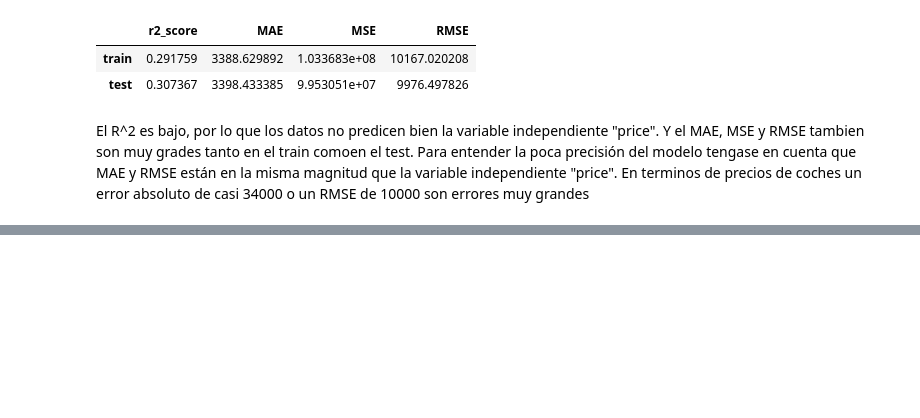
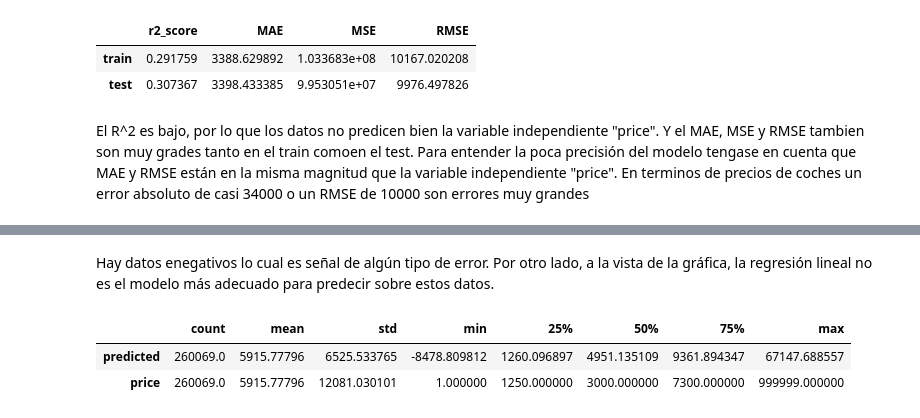
Before and after one commit to Rcm89/laboratorio-modulo7-leccion01-eda-nulos, a Jupyter notebook: laboratorio-modulo7-leccion05.ipynb, the cells around one changed output, grey strips where cells are left out. Drawn from its saved outputs; the diff is of its cells as text; code cells hidden in the pictures; blank space fills up the shorter version.

```diff
--- a/laboratorio-modulo7-leccion05.ipynb
+++ b/laboratorio-modulo7-leccion05.ipynb
@@ -99,0 +124,8 @@ El R^2 es bajo, por lo que los datos no predicen bien la variable independiente
+# %% [markdown]
+Hay datos enegativos lo cual es señal de algún tipo de error. Por otro lado, a la vista de la gráfica, la regresión lineal no es el modelo más adecuado para predecir sobre estos datos.
+# %%
+df_precios.describe().T
+# %% [output]
+|  | count | mean | std | min | 25% | 50% | 75% | max |
+| predicted | 260069.0 | 5915.77796 | 6525.533765 | -8478.809812 | 1260.096897 | 4951.135109 | 9361.894347 | 67147.688557 |
+| price | 260069.0 | 5915.77796 | 12081.030101 | 1.000000 | 1250.000000 | 3000.000000 | 7300.000000 | 999999.000000 |
```
Also changed, not shown: parts of 5 cells of this notebook, 7 other files.
